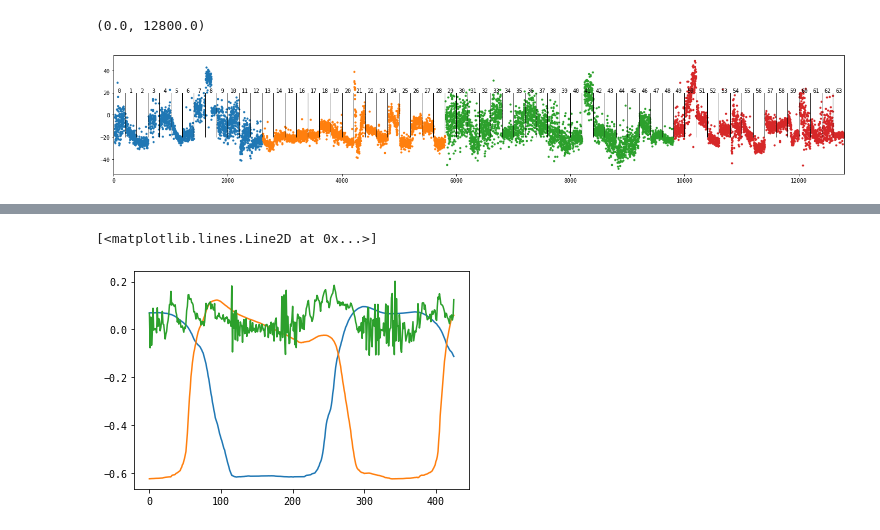
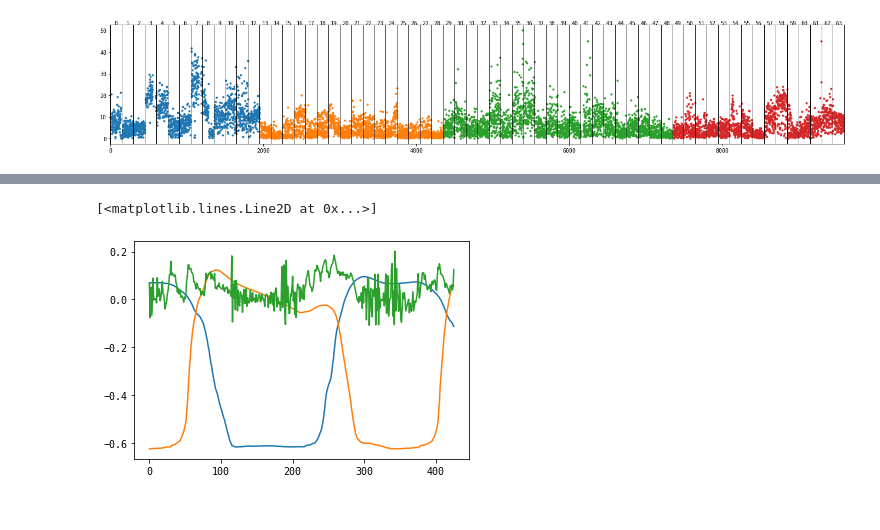
Before and after one commit to sinwall/geoml, a Jupyter notebook: gait.ipynb, the cells around one changed output, grey strips where cells are left out. Cells and saved outputs as stored; diff of their text form; code cells hidden in the pictures.

```diff
--- a/gait.ipynb
+++ b/gait.ipynb
@@ -67,7 +67,7 @@ signals = sosfilt(butter(2, 15, btype='low', output='sos', fs=default_freq), sig
 signal_means, signal_stds = np.mean(signals, axis=-2), np.std(signals, axis=-2)
 signals = (signals - signal_means[..., np.newaxis, :]) / (signal_stds[..., np.newaxis, :])
 # %%
-seg_len = 450
+seg_len = 600
 n_segs_per_indiv = len(list(range(0, signals.shape[1]-signals.shape[1]%seg_len, seg_len)))
 
 # signal partitioning
@@ -236,14 +247,18 @@ print(confusion_matrix(y_true[mask_subcls & mask_non_outlier], y_pred[mask_subcl
 # %%
+f_of_interest = s_to_d_fft[..., 0]
+
 plt.figure(figsize=(24, 4))
 for num, label in enumerate(np.unique(labels)):
     mask = (seg_labels == label) & mask_non_outlier
-    plt.scatter(np.where(mask)[0], sine_0d[mask, 2], s=9., color=f'C{num}')
+    plt.scatter(np.where(mask)[0], f_of_interest[mask], s=9., color=f'C{num}')
+ymin, ymax = plt.ylim(auto=False)
 for indiv in range(n_indivs):
     plt.vlines(
-        x=np.arange(n_indivs)*n_segs_per_indiv, ymin=-20, ymax=20,
+        x=np.arange(n_indivs)*n_segs_per_indiv, ymin=ymin, ymax=ymax,
         linewidth=0.5, linestyle='--', color='black')
-    plt.text(n_segs_per_indiv*(indiv+0.5), 20, indiv, fontsize=10, ha='center')
+    plt.text(n_segs_per_indiv*(indiv+0.5), ymax, indiv, fontsize=10, ha='center')
 plt.xlim(0, x.shape[0])
+plt.title('', fontsize=20)
+plt.show(); plt.close()
 # %% [output]
-(0.0, 12800.0)
-[figure, old version]
+[figure, new version]
```
Also changed, not shown: parts of 14 cells of this notebook.
